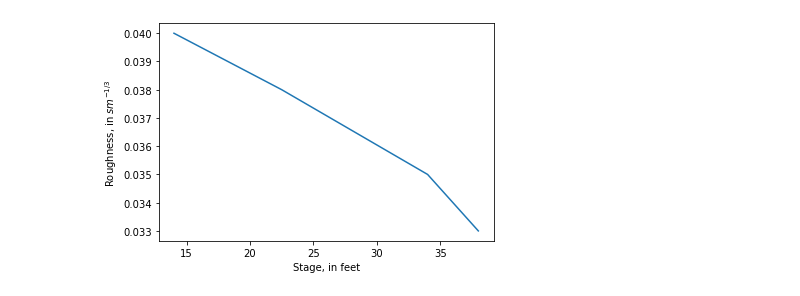
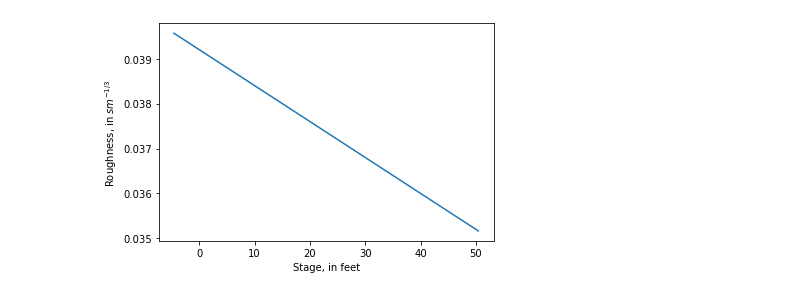
Before and after one commit to mdomanski-usgs/dynrat, a Jupyter notebook: examples/solve time series.ipynb, the cells around one changed output. Cells and saved outputs as stored; diff of their text form; code cells hidden in the pictures.

```diff
--- a/examples/solve time series.ipynb
+++ b/examples/solve time series.ipynb
@@ -19,19 +14,19 @@ _ = sect.plot(0)
 # %%
 import matplotlib.pyplot as plt
 
-from dynrat.dynmod import Frict
+from dynrat.frict import TableFrict
 
 
-stage = np.array([14, 22.5, 34, 38])
-roughness = np.array([0.04, 0.038, 0.035, 0.033])
+stage = np.array([-4.58, 50.42])
+roughness = (-0.00008*stage)+0.0392
 
-frict = Frict(stage, roughness)
+frict = TableFrict(stage, roughness)
 
 _ = plt.plot(stage, roughness)
 _ = plt.xlabel('Stage, in feet')
 _ = plt.ylabel(r'Roughness, in ${s}{m^{-1/3}}$')
 # %% [output]
-[figure, old version]
+[figure, new version]
 # %%
 from dynrat.dynmod import QSolve
 
```
Also changed, not shown: parts of 4 cells of this notebook, 2 other files.
